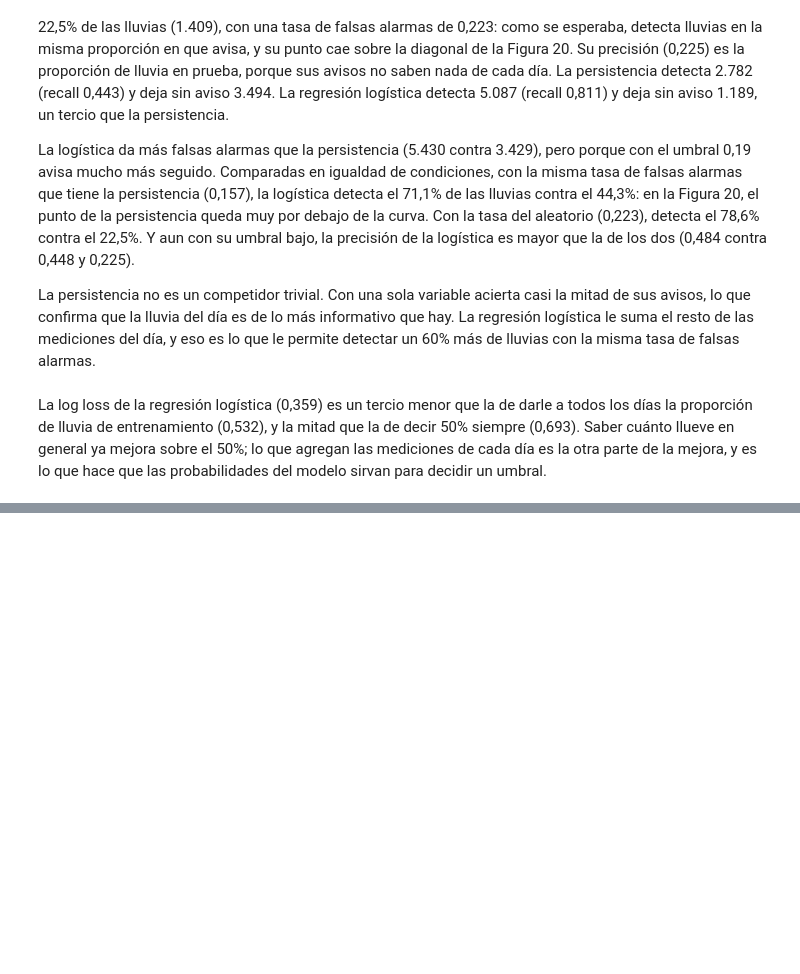
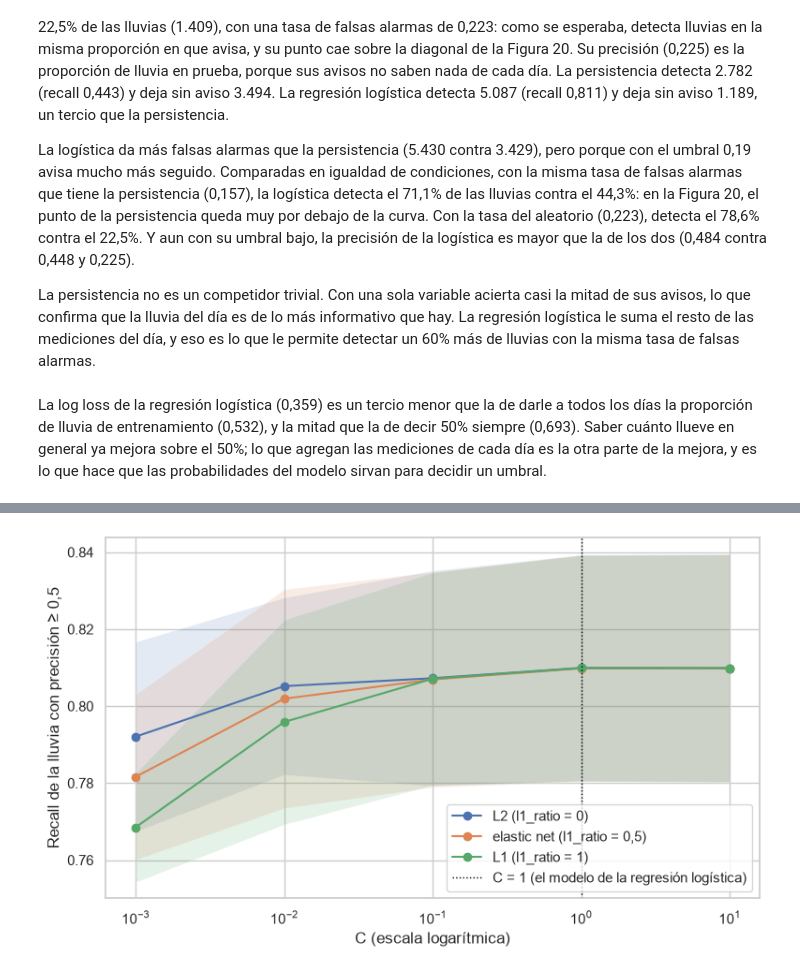
Before and after one commit to LucasD1az/TP_AA1_Tardugno_Diaz_Ferreira, a Jupyter notebook: TP_2/TP-clasificacion-AA1.ipynb, the cells around one changed output, grey strips where cells are left out. Cells and saved outputs as stored; diff of their text form; code cells hidden in the pictures; blank space fills up the shorter version.

```diff
--- a/TP_2/TP-clasificacion-AA1.ipynb
+++ b/TP_2/TP-clasificacion-AA1.ipynb
@@ -2226,0 +2350,20 @@ mejora, y es lo que hace que las probabilidades del modelo sirvan para decidir u
+# %%
+# Lo que medimos en cada fold: el recall con el umbral elegido ahí, ese umbral, el AUC y la log loss
+from sklearn.metrics import make_scorer
+
+puntajes = {"recall": make_scorer(lambda y, p: mejor_umbral(y, p)[1], response_method="predict_proba"),
+            "umbral": make_scorer(lambda y, p: mejor_umbral(y, p)[0], response_method="predict_proba"),
+            "AUC": "roc_auc", "log loss": "neg_log_loss"}
+# %%
+# El preprocesamiento y el modelo en un solo Pipeline, para que todo se ajuste dentro de cada fold, y la grilla de valores
+from sklearn.model_selection import GridSearchCV
+
+modelo_completo = Pipeline([("preprocesamiento", preprocesamiento),
+                            ("modelo", LogisticRegression(solver="saga", max_iter=1000, random_state=SEMILLA))])
+grilla = {"modelo__C": np.logspace(-3, 1, 5), "modelo__l1_ratio": [0, 0.5, 1]}
+busqueda = GridSearchCV(modelo_completo, grilla, scoring=puntajes, refit="recall", cv=folds)
+# %%
+# Ajustamos cada combinación en los 5 folds, y la mejor otra vez con todo entrenamiento
+busqueda.fit(X_train, y_train)
+print(f"Mejor combinación: C = {busqueda.best_params_['modelo__C']:g}, l1_ratio = {busqueda.best_params_['modelo__l1_ratio']}  |  "
+      f"Recall medio: {busqueda.best_score_:.4f}")
@@ -2226,0 +2372,8 @@ mejora, y es lo que hace que las probabilidades del modelo sirvan para decidir u
+# %%
+# Promedio y desvío entre años de cada combinación, de la mejor a la peor
+resultados = pd.DataFrame(busqueda.cv_results_)
+tabla_busqueda = pd.DataFrame({"C": resultados["param_modelo__C"].astype(float), "l1_ratio": resultados["param_modelo__l1_ratio"],
+                               "recall": resultados["mean_test_recall"], "desvío recall": resultados["std_test_recall"],
+                               "umbral": resultados["mean_test_umbral"], "AUC": resultados["mean_test_AUC"],
+                               "log loss": -resultados["mean_test_log loss"]})
+tabla_busqueda.sort_values("recall", ascending=False).set_index(["C", "l1_ratio"]).round(4)
@@ -2226,0 +2398,15 @@ mejora, y es lo que hace que las probabilidades del modelo sirvan para decidir u
+# %%
+# Recall medio según C para cada penalización, con una banda de un desvío entre años
+NOMBRE_PENALIZACION = {0: "L2 (l1_ratio = 0)", 0.5: "elastic net (l1_ratio = 0,5)", 1: "L1 (l1_ratio = 1)"}
+fig, ax = plt.subplots(figsize=(9, 5))
+for l1_ratio, grupo in tabla_busqueda.groupby("l1_ratio"):
+    ax.plot(grupo["C"], grupo["recall"], marker="o", label=NOMBRE_PENALIZACION[l1_ratio])
+    ax.fill_between(grupo["C"], grupo["recall"] - grupo["desvío recall"], grupo["recall"] + grupo["desvío recall"], alpha=0.15)
+ax.axvline(1, color="black", linestyle=":", linewidth=1, label="C = 1 (el modelo de la regresión logística)")
+ax.set_xscale("log")
+ax.set_xlabel("C (escala logarítmica)")
+ax.set_ylabel("Recall de la lluvia con precisión ≥ 0,5")
+ax.legend(loc="lower right")
+plt.show()
+# %% [output]
+[figure, added]
```
Also changed, not shown: parts of 22 cells of this notebook, 1 other file.
